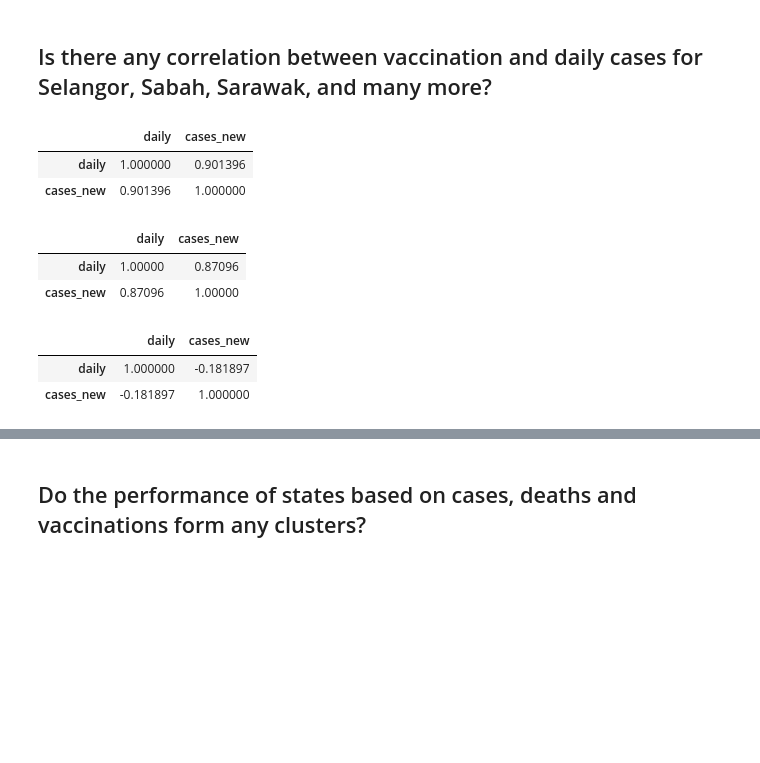
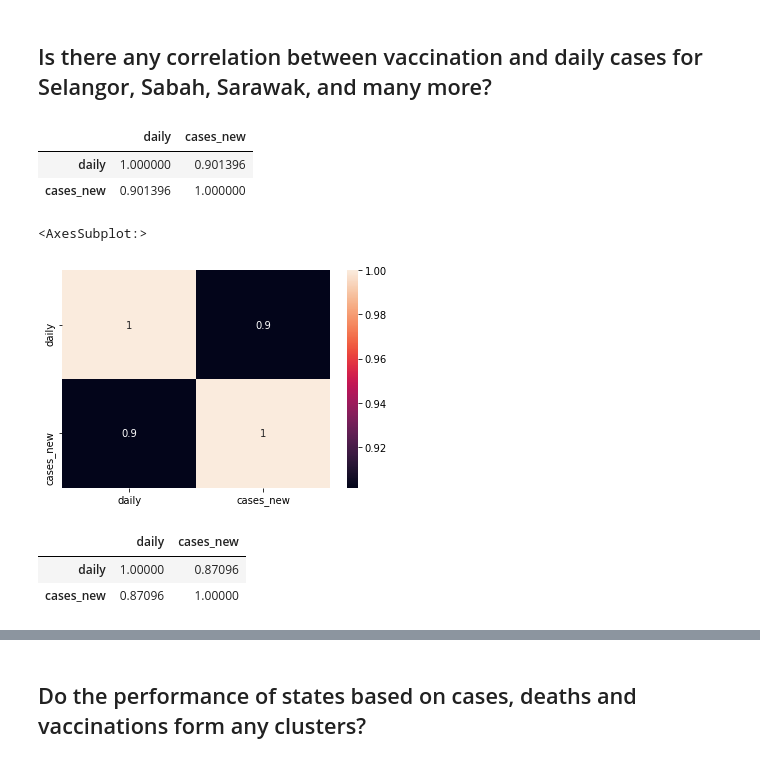
Before and after one commit to sidharrth2002/covid-streamlit-2, a Jupyter notebook: exploration.ipynb, the cells around one changed output, grey strips where cells are left out. Drawn from its saved outputs; the diff is of its cells as text; code cells hidden in the pictures; blank space fills up the shorter version.

```diff
--- a/exploration.ipynb
+++ b/exploration.ipynb
@@ -951,21 +964,22 @@ def cases_vax_corr(state):
     state_merged = state_cases.merge(state_vax, on='date')
     corr = state_merged[['daily', 'cases_new']].corr()
     return corr
-# %%
-cases_vax_corr('Selangor')
-# %% [output]
-|  | daily | cases_new |
-| daily | 1.000000 | 0.901396 |
-| cases_new | 0.901396 | 1.000000 |
-# %%
-cases_vax_corr('Sabah')
-# %% [output]
-|  | daily | cases_new |
-| daily | 1.00000 | 0.87096 |
-| cases_new | 0.87096 | 1.00000 |
-# %%
-cases_vax_corr('Sarawak')
-# %% [output]
-|  | daily | cases_new |
-| daily | 1.000000 | -0.181897 |
-| cases_new | -0.181897 | 1.000000 |
+# %%
+corr_selangor = cases_vax_corr('Selangor')
+corr_selangor
+# %% [output]
+|  | daily | cases_new |
+| daily | 1.000000 | 0.901396 |
+| cases_new | 0.901396 | 1.000000 |
+# %%
+sns.heatmap(corr_selangor, annot=True)
+# %% [output]
+<AxesSubplot:>
+[figure, added]
+# %%
+corr_sabah = cases_vax_corr('Sabah')
+corr_sabah
+# %% [output]
+|  | daily | cases_new |
+| daily | 1.00000 | 0.87096 |
+| cases_new | 0.87096 | 1.00000 |
```
Also changed, not shown: parts of 25 cells of this notebook.
